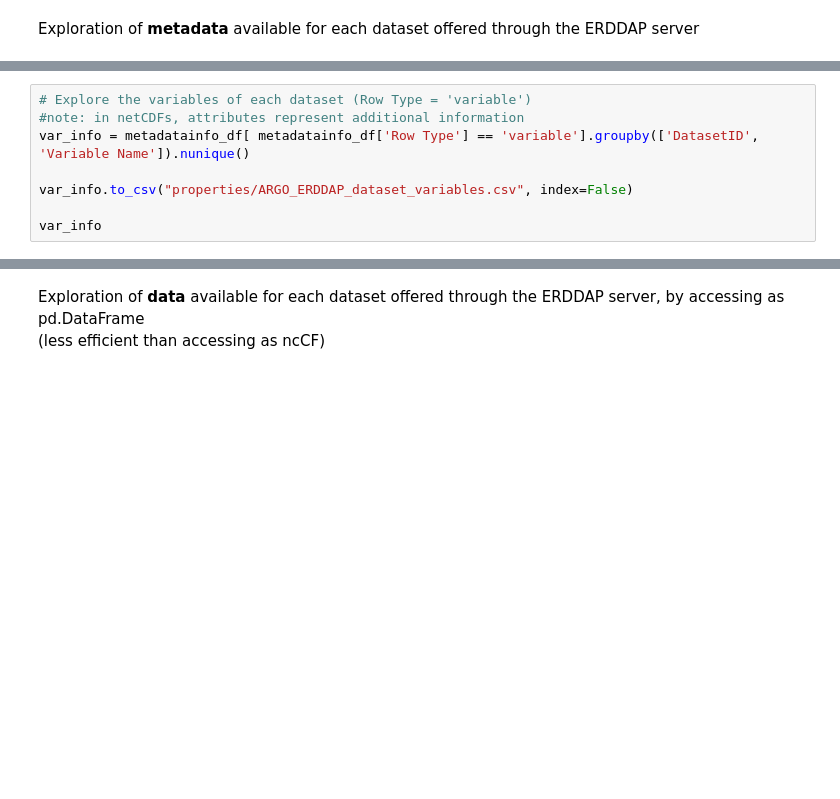
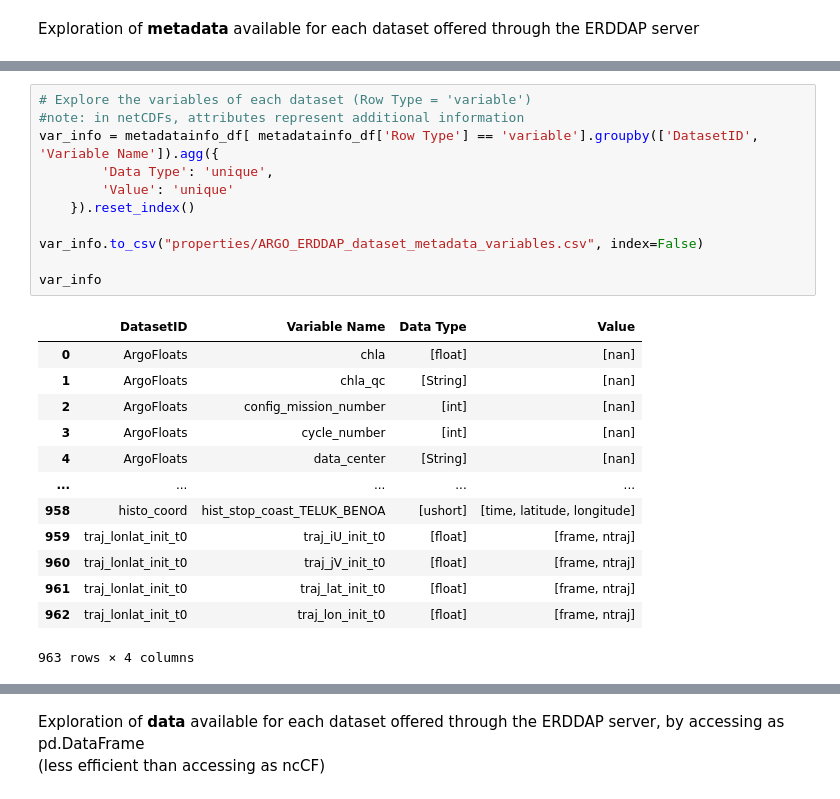
Before and after one commit to vliz-be-opsci/george-analysis, a Jupyter notebook: notebooks/ARGO-ERDDAP.ipynb, the cells around one changed output, grey strips where cells are left out. Drawn from its saved outputs; the diff is of its cells as text; blank space fills up the shorter version.

```diff
--- a/notebooks/ARGO-ERDDAP.ipynb
+++ b/notebooks/ARGO-ERDDAP.ipynb
@@ -161,11 +204,28 @@ dim_info
 # %%
 # Explore the variables of each dataset (Row Type = 'variable')
 #note: in netCDFs, attributes represent additional information
-var_info = metadatainfo_df[ metadatainfo_df['Row Type'] == 'variable'].groupby(['DatasetID', 'Variable Name']).nunique()
+var_info = metadatainfo_df[ metadatainfo_df['Row Type'] == 'variable'].groupby(['DatasetID', 'Variable Name']).agg({
+        'Data Type': 'unique',
+        'Value': 'unique'
+    }).reset_index()
 
-var_info.to_csv("properties/ARGO_ERDDAP_dataset_variables.csv", index=False)
+var_info.to_csv("properties/ARGO_ERDDAP_dataset_metadata_variables.csv", index=False)
 
 var_info
+# %% [output]
+|  | DatasetID | Variable Name | Data Type | Value |
+| 0 | ArgoFloats | chla | [float] | [nan] |
+| 1 | ArgoFloats | chla_qc | [String] | [nan] |
+| 2 | ArgoFloats | config_mission_number | [int] | [nan] |
+| 3 | ArgoFloats | cycle_number | [int] | [nan] |
+| 4 | ArgoFloats | data_center | [String] | [nan] |
+| ... | ... | ... | ... | ... |
+| 958 | histo_coord | hist_stop_coast_TELUK_BENOA | [ushort] | [time, latitude, longitude] |
+| 959 | traj_lonlat_init_t0 | traj_iU_init_t0 | [float] | [frame, ntraj] |
+| 960 | traj_lonlat_init_t0 | traj_jV_init_t0 | [float] | [frame, ntraj] |
+| 961 | traj_lonlat_init_t0 | traj_lat_init_t0 | [float] | [frame, ntraj] |
+| 962 | traj_lonlat_init_t0 | traj_lon_init_t0 | [float] | [frame, ntraj] |
+963 rows × 4 columns
 # %%
 # Explore the attributes of each dataset (Row Type = 'attribute')
 metadatainfo_df[ metadatainfo_df['Row Type'] == 'attribute'].groupby(['DatasetID', 'Attribute Name']).nunique()
```
Also changed, not shown: parts of 5 cells of this notebook, 11 other files.
